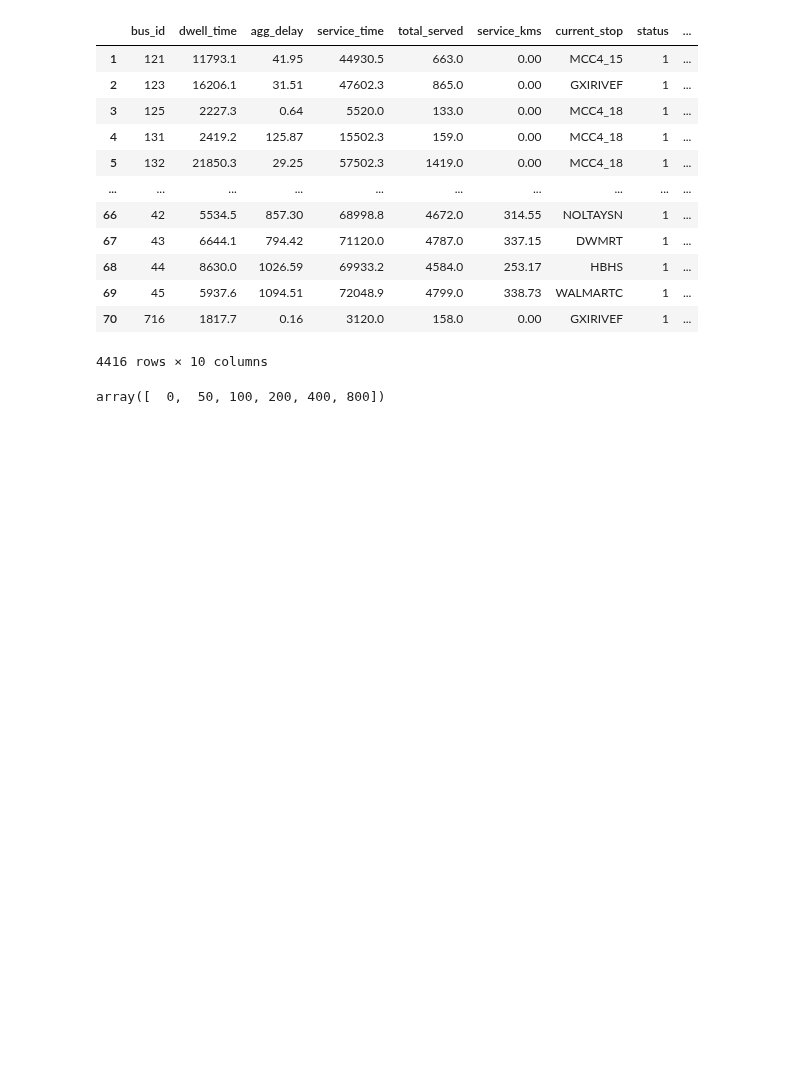
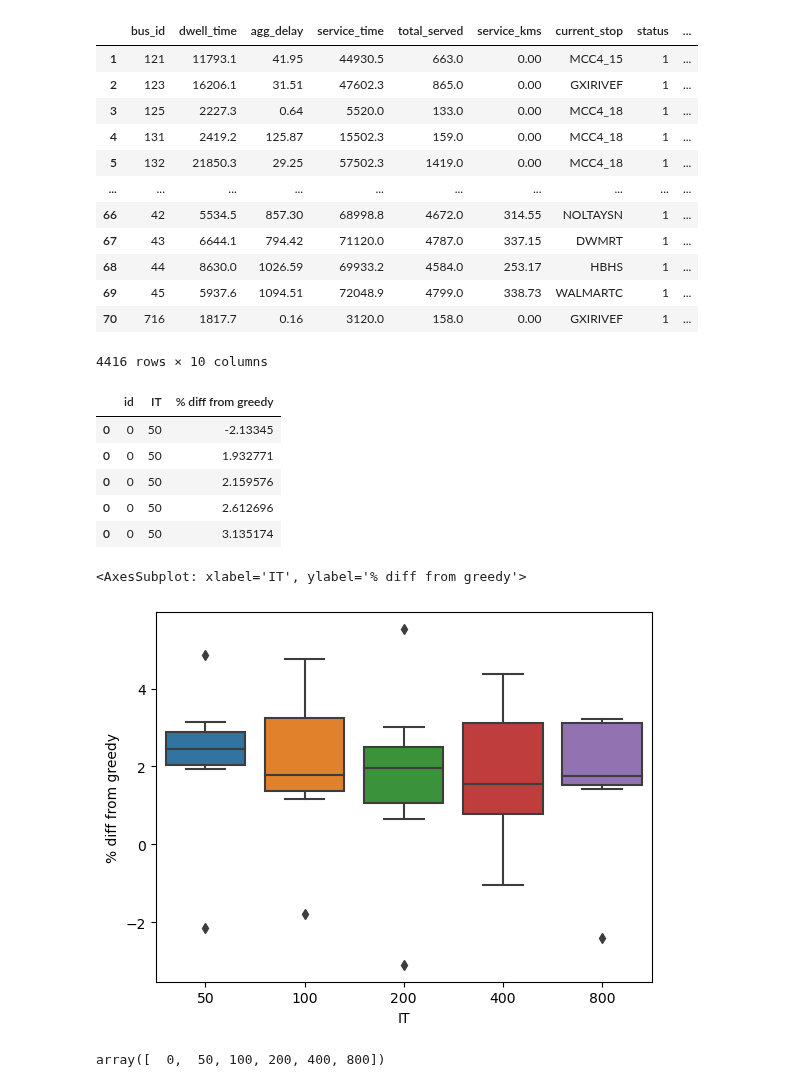
Before and after one commit to jptalusan/ICCPS_stationing, a Jupyter notebook: data_analysis/hyperparam_search_new.ipynb, the cells around one changed output. Cells and saved outputs as stored; diff of their text form; code cells hidden in the pictures; blank space fills up the shorter version.

```diff
--- a/data_analysis/hyperparam_search_new.ipynb
+++ b/data_analysis/hyperparam_search_new.ipynb
@@ -402,6 +428,38 @@ arr
 | 69 | 45 | 5937.6 | 1094.51 | 72048.9 | 4799.0 | 338.73 | WALMARTC | 1 | ... |
 | 70 | 716 | 1817.7 | 0.16 | 3120.0 | 158.0 | 0.00 | GXIRIVEF | 1 | ... |
 4416 rows × 10 columns
+# %%
+import matplotlib.pyplot as plt
+
+marker_dict = {50:'o', 100:'^', 200:'x', 400:'s', 800:'.'}
+colors = ['#000000', '#a6cee3','#1f78b4','#b2df8a','#33a02c','#fb9a99']
+Cs = [50, 100, 200, 400, 800]
+out = []
+for j, C in enumerate(Cs):
+    res = []
+    for i, date in enumerate(dates):
+        tdf = arr.query("IT == @C and date == @date")
+        mcts_served = tdf.sum()['total_served']
+        tdf = arr.query("IT == 0 and date == @date")
+        bl_served = tdf.sum()['total_served']
+        pct_diff = ((mcts_served - bl_served) / bl_served) * 100
+        res.append(pct_diff)
+    out.append((j, C, res))
+import seaborn as sns
+
+df = pd.DataFrame(out, columns=['id', 'IT', '% diff from greedy'])
+df = df.explode('% diff from greedy')
+display(df.head())
+sns.boxplot(data = df, x = 'IT', y = '% diff from greedy', showfliers=True)
+# %% [output]
+|  | id | IT | % diff from greedy |
+| 0 | 0 | 50 | -2.13345 |
+| 0 | 0 | 50 | 1.932771 |
+| 0 | 0 | 50 | 2.159576 |
+| 0 | 0 | 50 | 2.612696 |
+| 0 | 0 | 50 | 3.135174 |
+<AxesSubplot: xlabel='IT', ylabel='% diff from greedy'>
+[figure, added]
 # %%
 arr.IT.unique()
 # %% [output]
```
Also changed, not shown: parts of 5 cells of this notebook, 6 other files.
